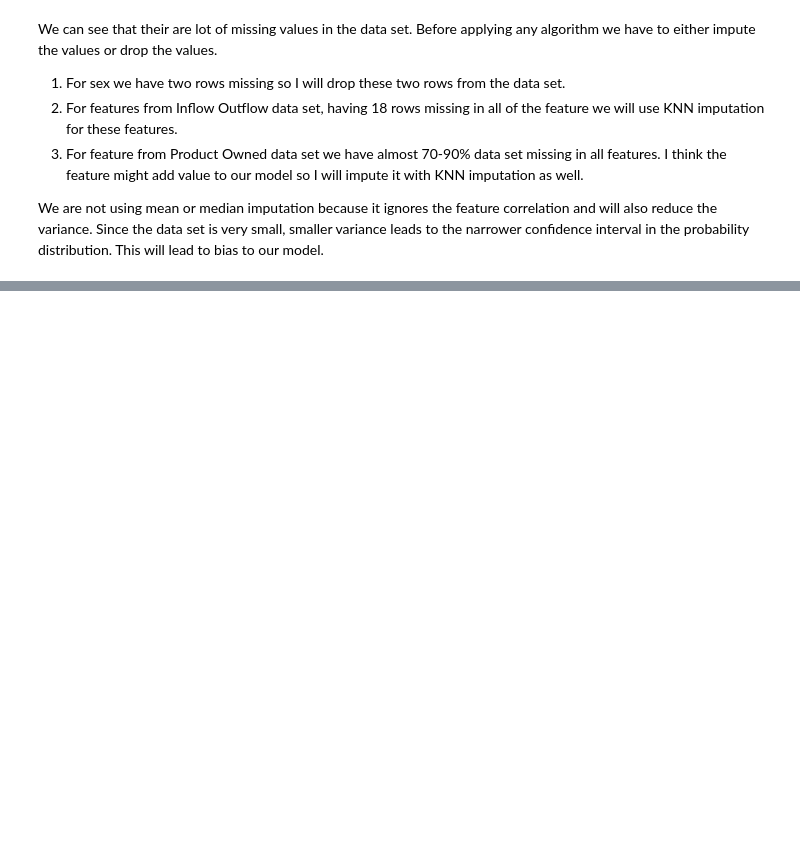
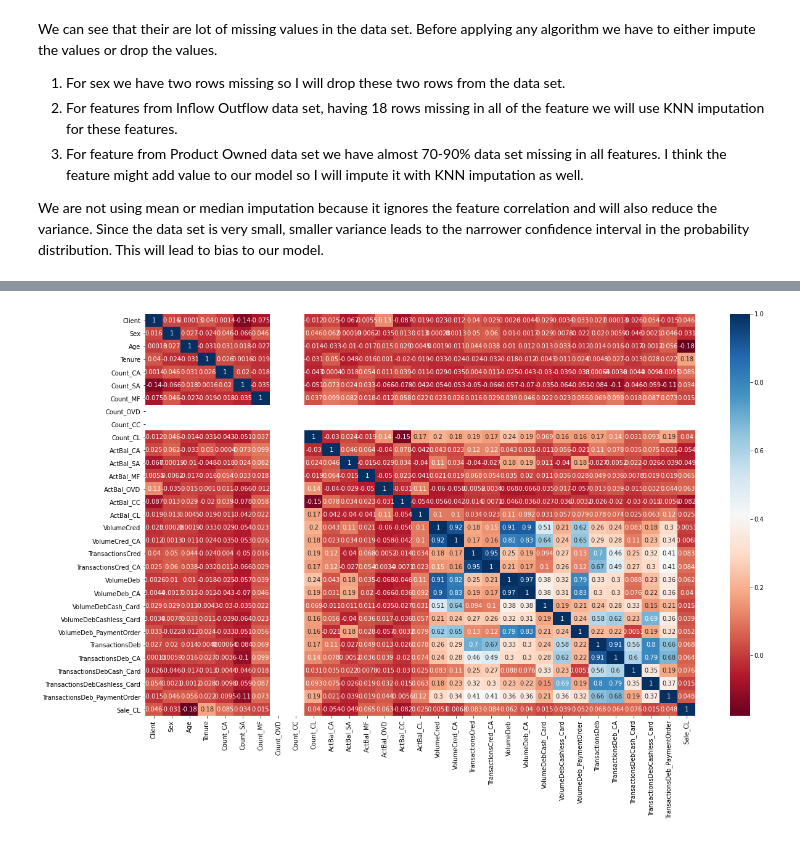
Before and after one commit to Alok2412/Direct-Marketing-Optimization, a Jupyter notebook: Propensity_Model_For_Consumer_Loan.ipynb, the cells around one changed output, grey strips where cells are left out. Saved outputs shown, nothing was run; the diff lists cells and outputs as text; code cells hidden in the pictures; blank space fills up the shorter version.

```diff
--- a/Propensity_Model_For_Consumer_Loan.ipynb
+++ b/Propensity_Model_For_Consumer_Loan.ipynb
@@ -190,0 +237,8 @@ df_train.dropna(subset = ["Sex"], inplace=True)
+# %%
+# imputing with KNNImputer
+# col_mean = ['VolumeCred','VolumeCred_CA','TransactionsCred','TransactionsCred_CA','VolumeDeb','VolumeDeb_CA',
+#            'VolumeDebCash_Card','VolumeDebCashless_Card','VolumeDeb_PaymentOrder','TransactionsDeb','TransactionsDeb_CA'
+#            ,'TransactionsDebCash_Card','TransactionsDebCashless_Card','TransactionsDeb_PaymentOrder']
+k = math.sqrt(df_train.shape[0])
+imputer = KNNImputer(n_neighbors=round(k), weights='uniform', metric='nan_euclidean')
+df_train[col] = imputer.fit_transform(df_train.values)
@@ -190,0 +288,7 @@ df_train.dropna(subset = ["Sex"], inplace=True)
+# %%
+# Checking for multicollinearity
+
+plt.figure(figsize=(20,12))
+sns.heatmap(df_train.corr(),cmap='RdBu',annot=True);
+# %% [output]
+[figure, added]
```
Also changed, not shown: parts of 33 cells of this notebook.
